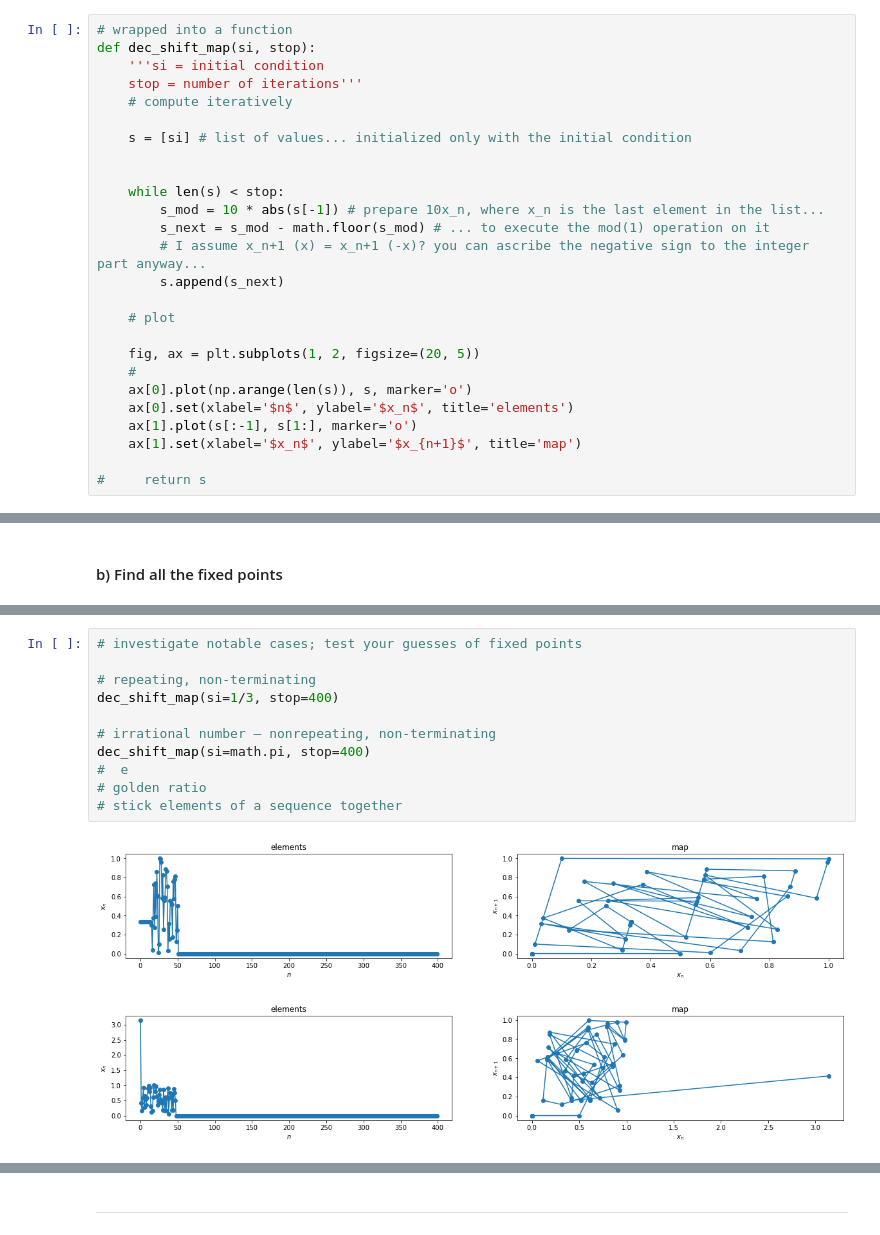
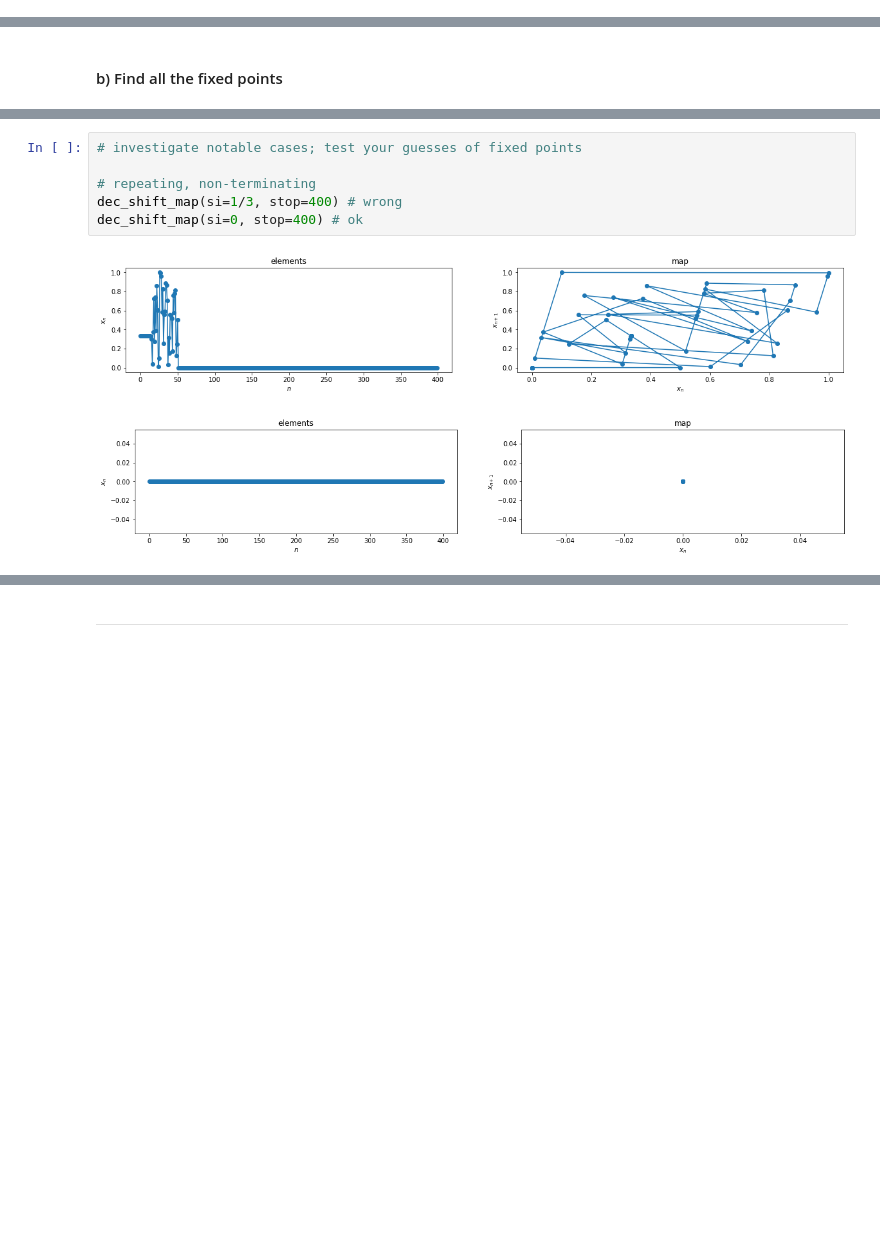
Before and after one commit to mimmphi/Physics-212, a Jupyter notebook: 10.3.7.ipynb, the cells around one changed output, grey strips where cells are left out. Cells and saved outputs as stored; diff of their text form; blank space fills up the shorter version.

```diff
--- a/10.3.7.ipynb
+++ b/10.3.7.ipynb
@@ -10,32 +11,6 @@ under: Ch 10 - 1D maps ("difference equations"). How to understand them, sometim
 $$x_{n+1} = 10 x_n  \mod(1)$$
 # %% [markdown]
 #### a) Draw the graph of the map
-# %%
-# wrapped into a function
-def dec_shift_map(si, stop):
-    '''si = initial condition
-    stop = number of iterations'''
-    # compute iteratively
-
-    s = [si] # list of values... initialized only with the initial condition
-
-
-    while len(s) < stop:
-        s_mod = 10 * abs(s[-1]) # prepare 10x_n, where x_n is the last element in the list...
-        s_next = s_mod - math.floor(s_mod) # ... to execute the mod(1) operation on it
-        # I assume x_n+1 (x) = x_n+1 (-x)? you can ascribe the negative sign to the integer part anyway...
-        s.append(s_next)
-
-    # plot
-
-    fig, ax = plt.subplots(1, 2, figsize=(20, 5))
-    #
-    ax[0].plot(np.arange(len(s)), s, marker='o')
-    ax[0].set(xlabel='$n$', ylabel='$x_n$', title='elements')
-    ax[1].plot(s[:-1], s[1:], marker='o')
-    ax[1].set(xlabel='$x_n$', ylabel='$x_{n+1}$', title='map')
-
-#     return s
 # %%
 # wrapped into a function
 def dec_shift_map(si, stop, show=False):
@@ -114,14 +73,9 @@ WHere else do repeating decimal places occur? Integers – because the digits to
 # %%
 # investigate notable cases; test your guesses of fixed points
 
 # repeating, non-terminating
-dec_shift_map(si=1/3, stop=400)
-
-# irrational number – nonrepeating, non-terminating
-dec_shift_map(si=math.pi, stop=400)
-#  e
-# golden ratio
-# stick elements of a sequence together
+dec_shift_map(si=1/3, stop=400) # wrong
+dec_shift_map(si=0, stop=400) # ok
 # %% [output]
 [figure]
-[figure, old version]
+[figure, new version]
```
Also changed, not shown: parts of 19 cells of this notebook.
